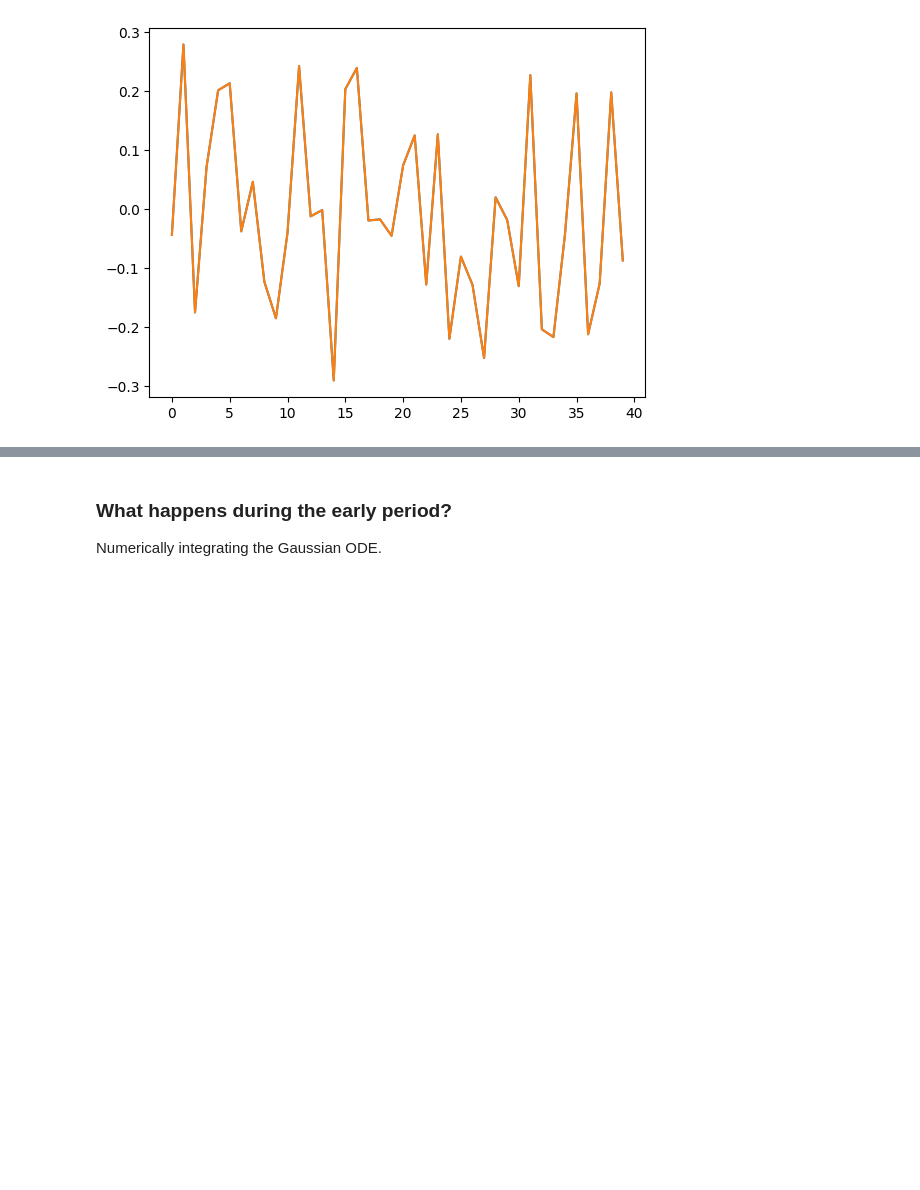
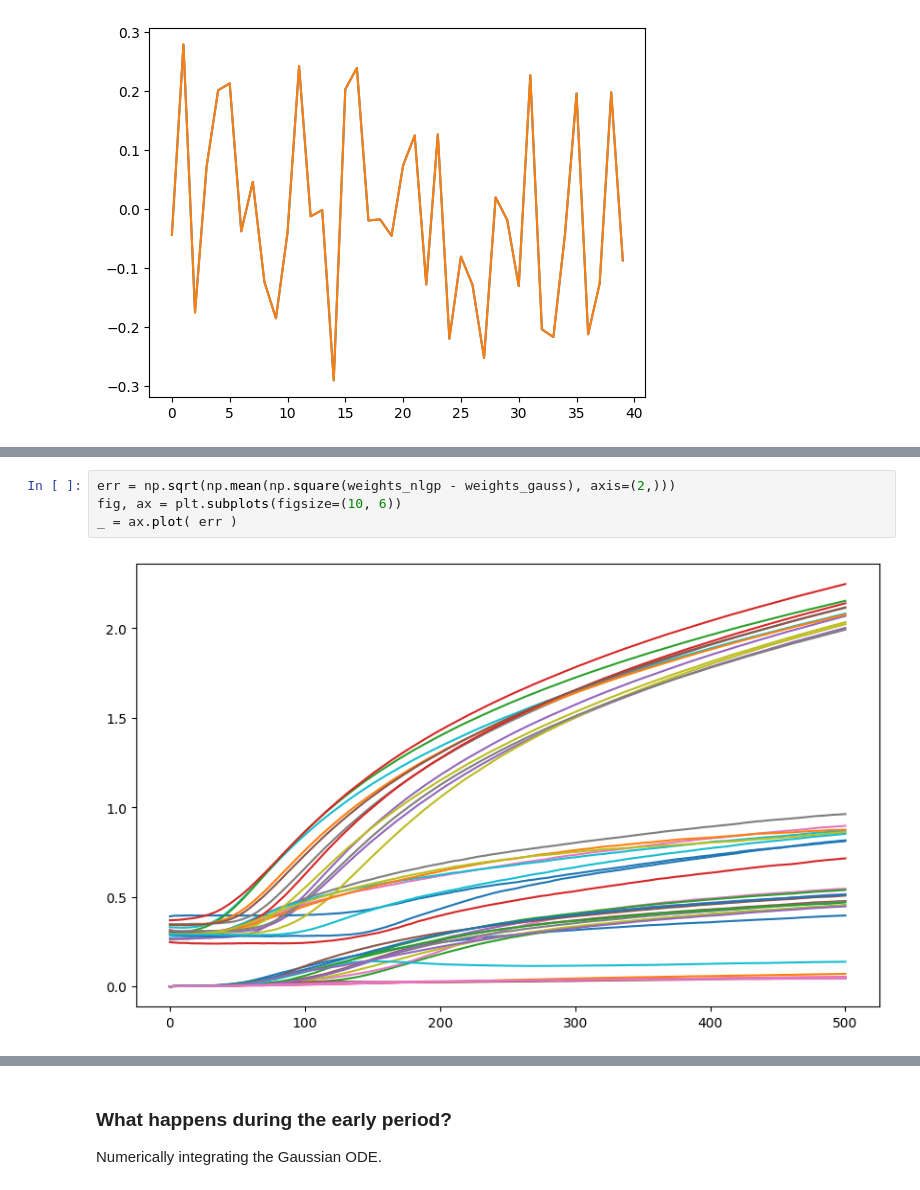
Before and after one commit to leonlufkin/Localization, a Jupyter notebook: notebooks/higher_moments.ipynb, the cells around one changed output, grey strips where cells are left out. Drawn from its saved outputs; the diff is of its cells as text; blank space fills up the shorter version.

```diff
--- a/notebooks/higher_moments.ipynb
+++ b/notebooks/higher_moments.ipynb
@@ -163,0 +189,6 @@ _ = plt.plot( weights_gauss[t][err[-1].argmin()] )
+# %%
+err = np.sqrt(np.mean(np.square(weights_nlgp - weights_gauss), axis=(2,)))
+fig, ax = plt.subplots(figsize=(10, 6))
+_ = ax.plot( err )
+# %% [output]
+[figure, added]
```
Also changed, not shown: parts of 31 cells of this notebook, 5 other files.
